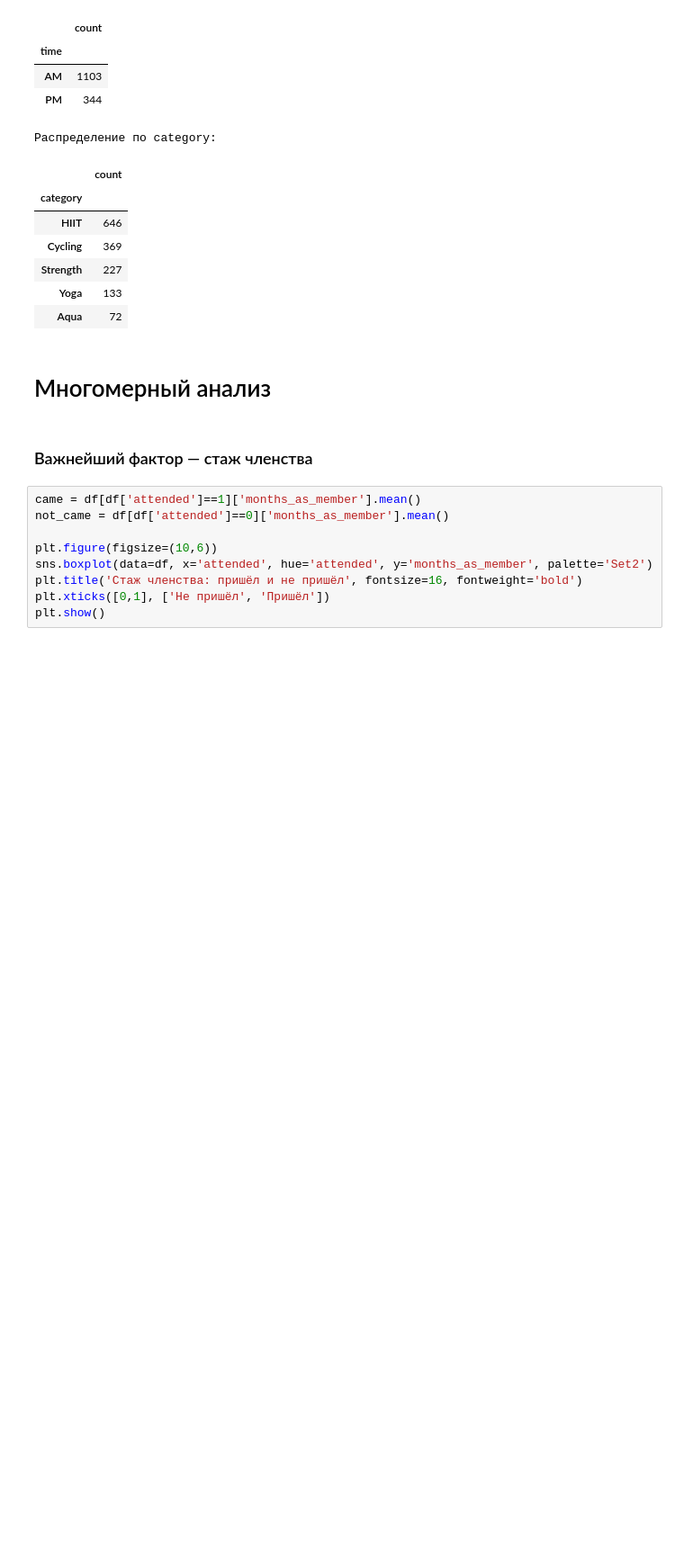
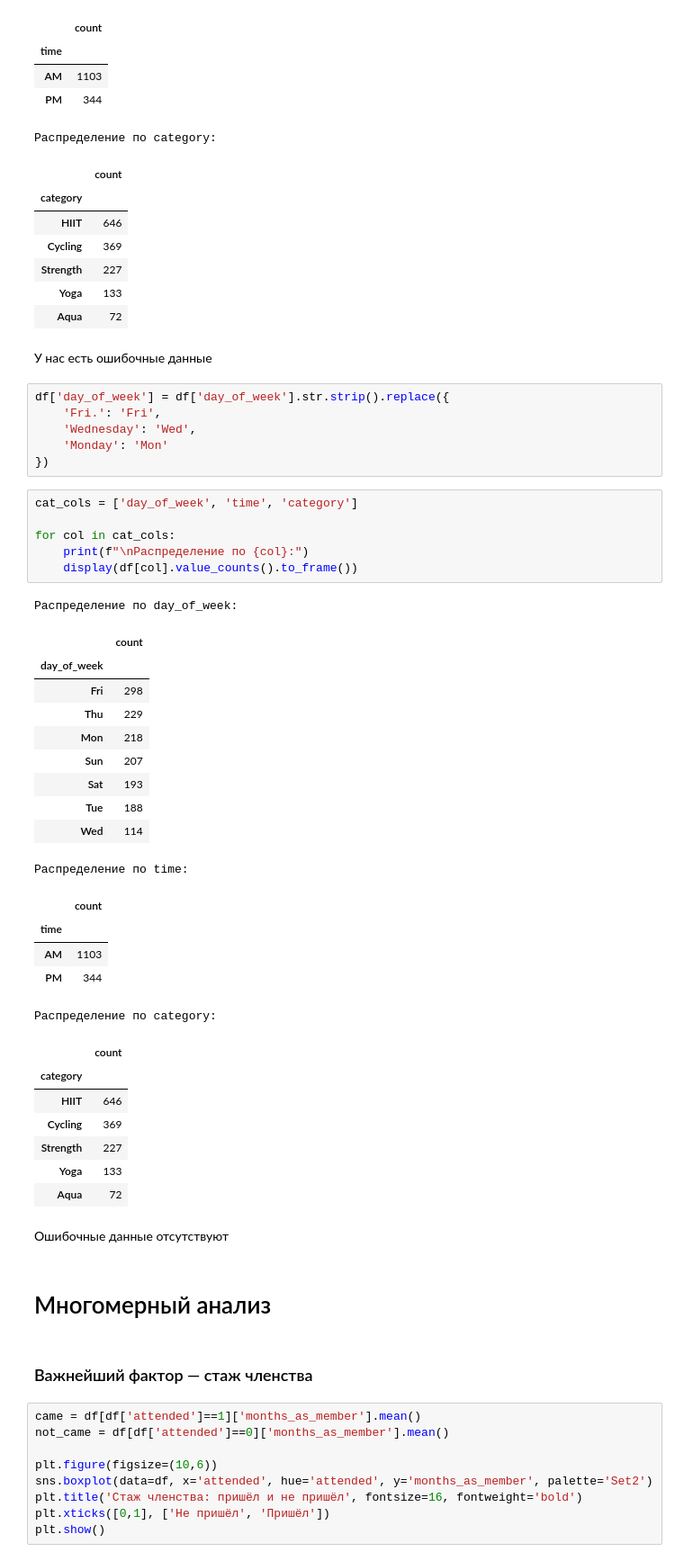
Before and after one commit to Burnt-Strudel/MyWork, a Jupyter notebook: w.ipynb, the cells around one changed output. Shown at 90% size. Saved outputs shown, nothing was run; the diff lists cells and outputs as text; blank space fills up the shorter version.

```diff
--- a/w.ipynb
+++ b/w.ipynb
@@ -246,6 +264,46 @@ for col in cat_cols:
 | Strength | 227 |
 | Yoga | 133 |
 | Aqua | 72 |
+# %% [markdown]
+У нас есть ошибочные данные
+# %%
+df['day_of_week'] = df['day_of_week'].str.strip().replace({
+    'Fri.': 'Fri',
+    'Wednesday': 'Wed',
+    'Monday': 'Mon'
+})
+# %%
+cat_cols = ['day_of_week', 'time', 'category']
+
+for col in cat_cols:
+    print(f"\nРаспределение по {col}:")
+    display(df[col].value_counts().to_frame())
+# %% [output]
+Распределение по day_of_week:
+|  | count |
+| day_of_week |  |
+| Fri | 298 |
+| Thu | 229 |
+| Mon | 218 |
+| Sun | 207 |
+| Sat | 193 |
+| Tue | 188 |
+| Wed | 114 |
+Распределение по time:
+|  | count |
+| time |  |
+| AM | 1103 |
+| PM | 344 |
+Распределение по category:
+|  | count |
+| category |  |
+| HIIT | 646 |
+| Cycling | 369 |
+| Strength | 227 |
+| Yoga | 133 |
+| Aqua | 72 |
+# %% [markdown]
+Ошибочные данные отсутствуют
 # %% [markdown]
 # Многомерный анализ
 # %% [markdown]
```
Also changed, not shown: parts of 10 cells of this notebook.
